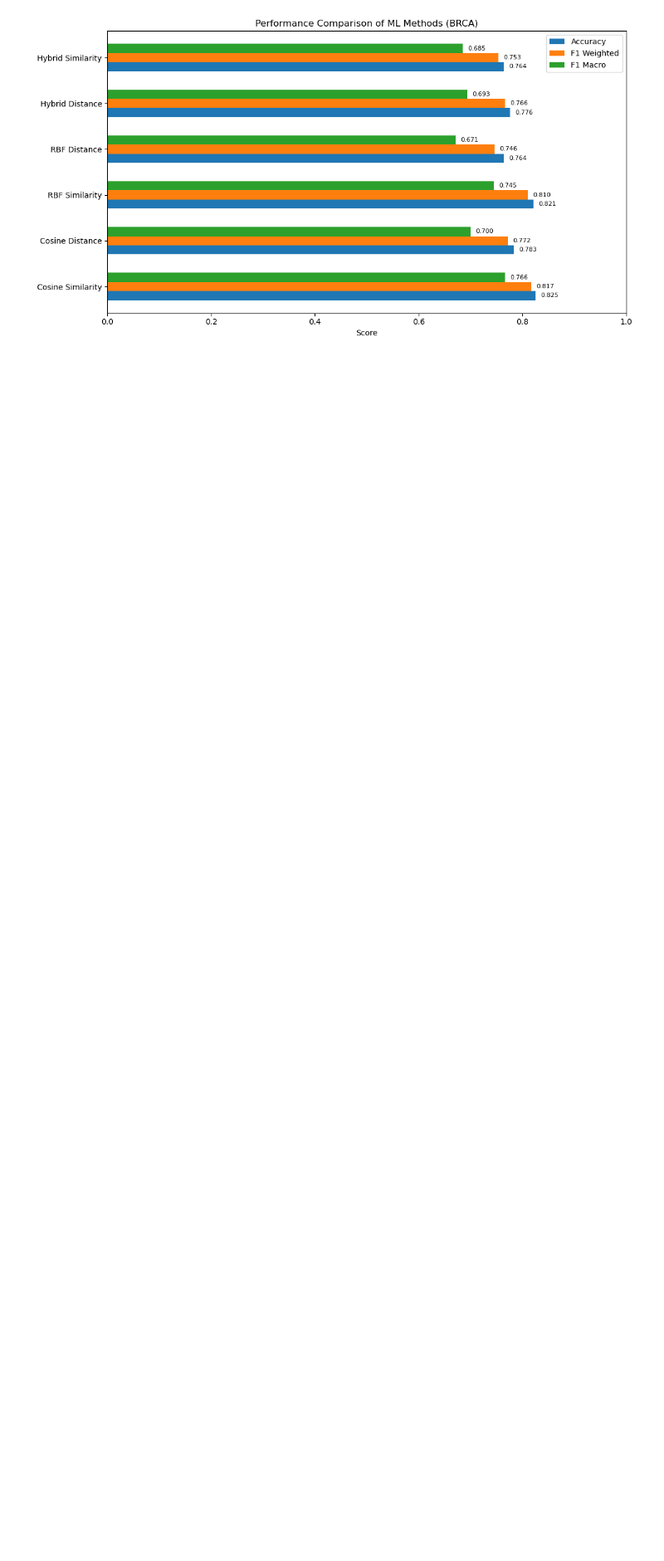
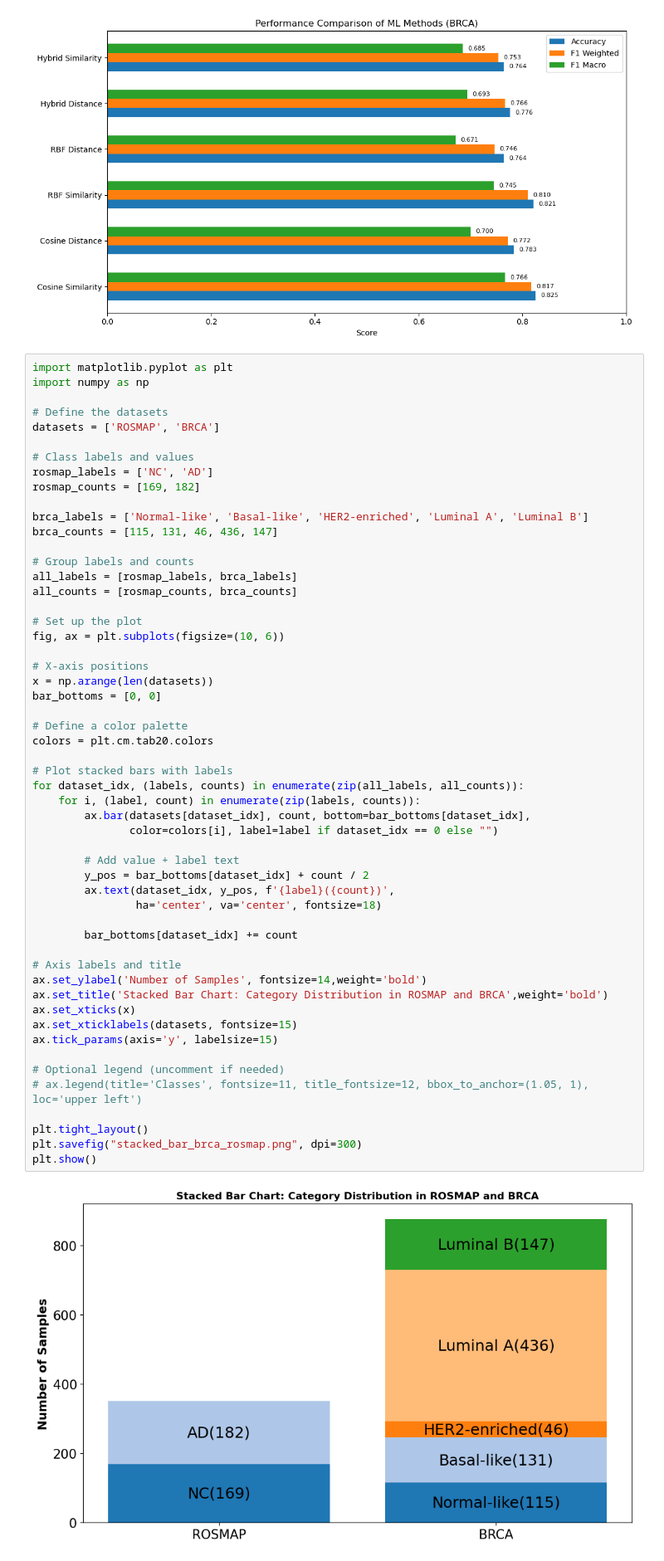
Before and after one commit to Masrafe-Siam/omics_data_project, a Jupyter notebook: barchart.ipynb, the cells around one changed output. Shown at 83% size. Drawn from its saved outputs; the diff is of its cells as text; blank space fills up the shorter version.

Commit message:
chart created

```diff
--- a/barchart.ipynb
+++ b/barchart.ipynb
@@ -901,3 +901,59 @@ plt.tight_layout()
 plt.show()
 # %% [output]
 [figure]
+# %%
+import matplotlib.pyplot as plt
+import numpy as np
+
+# Define the datasets
+datasets = ['ROSMAP', 'BRCA']
+
+# Class labels and values
+rosmap_labels = ['NC', 'AD']
+rosmap_counts = [169, 182]
+
+brca_labels = ['Normal-like', 'Basal-like', 'HER2-enriched', 'Luminal A', 'Luminal B']
+brca_counts = [115, 131, 46, 436, 147]
+
+# Group labels and counts
+all_labels = [rosmap_labels, brca_labels]
+all_counts = [rosmap_counts, brca_counts]
+
+# Set up the plot
+fig, ax = plt.subplots(figsize=(10, 6))
+
+# X-axis positions
+x = np.arange(len(datasets))
+bar_bottoms = [0, 0]
+
+# Define a color palette
+colors = plt.cm.tab20.colors
+
+# Plot stacked bars with labels
+for dataset_idx, (labels, counts) in enumerate(zip(all_labels, all_counts)):
+    for i, (label, count) in enumerate(zip(labels, counts)):
+        ax.bar(datasets[dataset_idx], count, bottom=bar_bottoms[dataset_idx],
+               color=colors[i], label=label if dataset_idx == 0 else "")
+
+        # Add value + label text
+        y_pos = bar_bottoms[dataset_idx] + count / 2
+        ax.text(dataset_idx, y_pos, f'{label}({count})',
+                ha='center', va='center', fontsize=18)
+
+        bar_bottoms[dataset_idx] += count
+
+# Axis labels and title
+ax.set_ylabel('Number of Samples', fontsize=14,weight='bold')
+ax.set_title('Stacked Bar Chart: Category Distribution in ROSMAP and BRCA',weight='bold')
+ax.set_xticks(x)
+ax.set_xticklabels(datasets, fontsize=15)
+ax.tick_params(axis='y', labelsize=15)
+
+# Optional legend (uncomment if needed)
+# ax.legend(title='Classes', fontsize=11, title_fontsize=12, bbox_to_anchor=(1.05, 1), loc='upper left')
+
+plt.tight_layout()
+plt.savefig("stacked_bar_brca_rosmap.png", dpi=300)
+plt.show()
+# %% [output]
+[figure, added]
```
Also changed, not shown: parts of 3 cells of this notebook.
